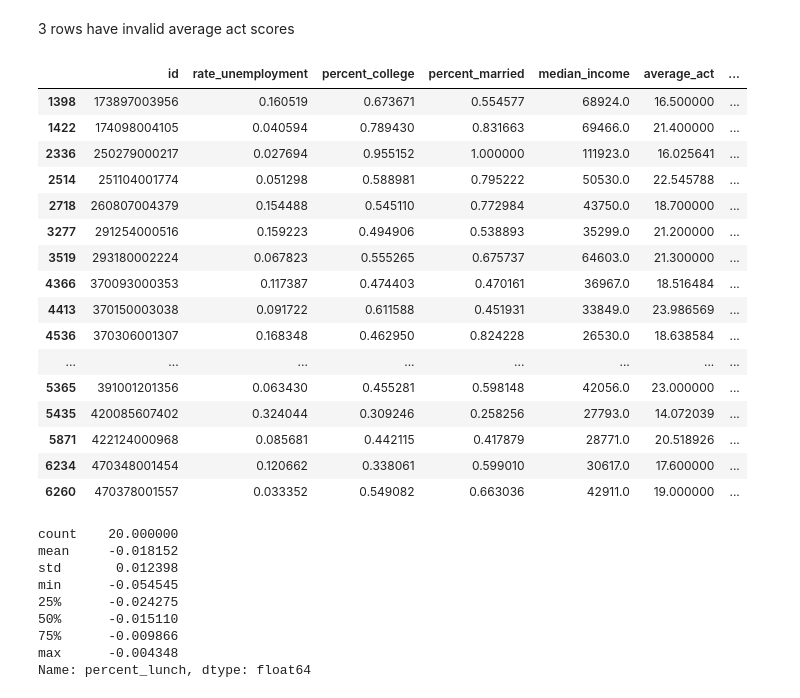
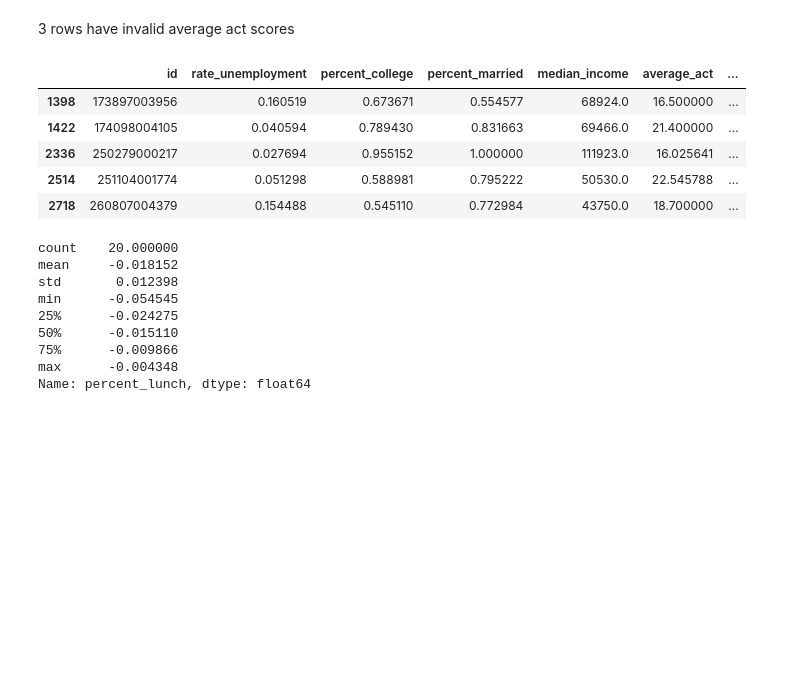
Before and after one commit to binay8/education, a Jupyter notebook: code/01_data_preparation.ipynb, the cells around one changed output. Drawn from its saved outputs; the diff is of its cells as text; code cells hidden in the pictures; blank space fills up the shorter version.

```diff
--- a/code/01_data_preparation.ipynb
+++ b/code/01_data_preparation.ipynb
@@ -357,26 +376,15 @@ df[df['average_act'] < 1 ]
 # %% [markdown]
 3 rows have invalid average act scores
 # %%
-# Identigy invalid percent lunch
-df[df['percent_lunch'] < 0]
+# Identify invalid percent lunch
+df[df['percent_lunch'] < 0].head()
 # %% [output]
 |  | id | rate_unemployment | percent_college | percent_married | median_income | average_act | ... |
 | 1398 | 173897003956 | 0.160519 | 0.673671 | 0.554577 | 68924.0 | 16.500000 | ... |
 | 1422 | 174098004105 | 0.040594 | 0.789430 | 0.831663 | 69466.0 | 21.400000 | ... |
 | 2336 | 250279000217 | 0.027694 | 0.955152 | 1.000000 | 111923.0 | 16.025641 | ... |
 | 2514 | 251104001774 | 0.051298 | 0.588981 | 0.795222 | 50530.0 | 22.545788 | ... |
 | 2718 | 260807004379 | 0.154488 | 0.545110 | 0.772984 | 43750.0 | 18.700000 | ... |
-| 3277 | 291254000516 | 0.159223 | 0.494906 | 0.538893 | 35299.0 | 21.200000 | ... |
-| 3519 | 293180002224 | 0.067823 | 0.555265 | 0.675737 | 64603.0 | 21.300000 | ... |
-| 4366 | 370093000353 | 0.117387 | 0.474403 | 0.470161 | 36967.0 | 18.516484 | ... |
-| 4413 | 370150003038 | 0.091722 | 0.611588 | 0.451931 | 33849.0 | 23.986569 | ... |
-| 4536 | 370306001307 | 0.168348 | 0.462950 | 0.824228 | 26530.0 | 18.638584 | ... |
-| ... | ... | ... | ... | ... | ... | ... | ... |
-| 5365 | 391001201356 | 0.063430 | 0.455281 | 0.598148 | 42056.0 | 23.000000 | ... |
-| 5435 | 420085607402 | 0.324044 | 0.309246 | 0.258256 | 27793.0 | 14.072039 | ... |
-| 5871 | 422124000968 | 0.085681 | 0.442115 | 0.417879 | 28771.0 | 20.518926 | ... |
-| 6234 | 470348001454 | 0.120662 | 0.338061 | 0.599010 | 30617.0 | 17.600000 | ... |
-| 6260 | 470378001557 | 0.033352 | 0.549082 | 0.663036 | 42911.0 | 19.000000 | ... |
 # %%
 df[df['percent_lunch'] < 0]['percent_lunch'].describe()
 # %% [output]
```
Also changed, not shown: parts of 39 cells of this notebook, 1 other file.
